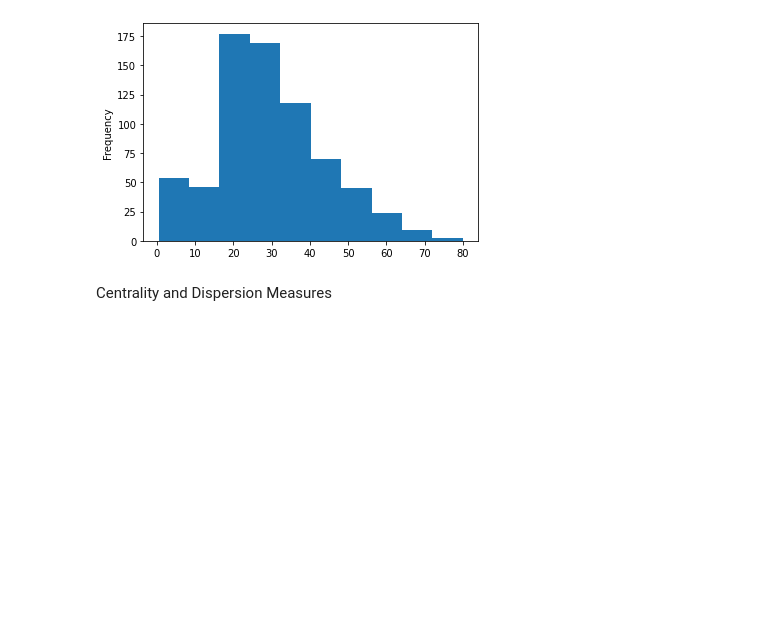
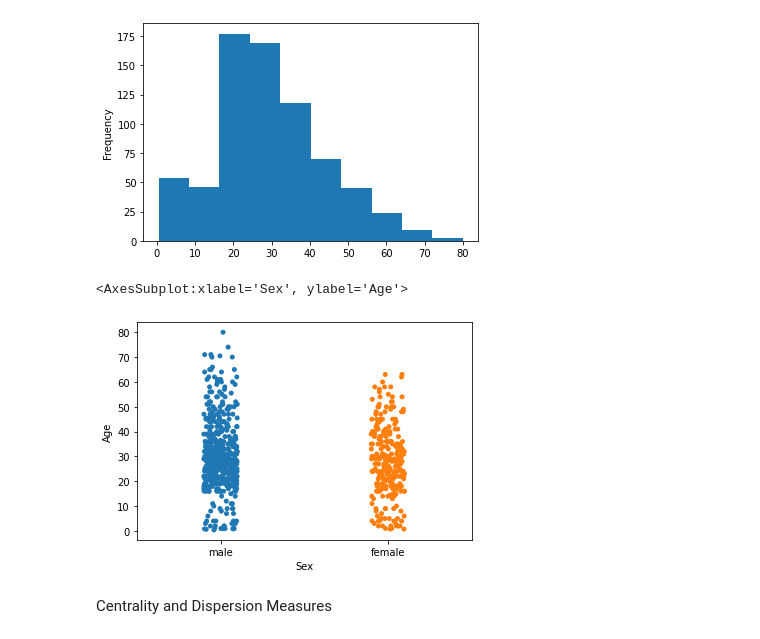
Before and after one commit to BartDePaepeHogent/dsai_voorbereiding, a Jupyter notebook: 2_analysis_1_var.ipynb, the cells around one changed output. Cells and saved outputs as stored; diff of their text form; code cells hidden in the pictures; blank space fills up the shorter version.

```diff
--- a/2_analysis_1_var.ipynb
+++ b/2_analysis_1_var.ipynb
@@ -110,6 +113,12 @@ data["Age"].plot(kind="hist")
 # %% [output]
 <AxesSubplot:ylabel='Frequency'>
 [figure]
+# %%
+# a strip plot is similar to a scatter plot. The difference lies in the type of variables. A strip plot plots one categorical variable against one continuous variable
+sns.stripplot(data = data, x = "Sex", y = "Age")
+# %% [output]
+<AxesSubplot:xlabel='Sex', ylabel='Age'>
+[figure, added]
 # %% [markdown]
 Centrality and Dispersion Measures
 # %%
```
Also changed, not shown: parts of 7 cells of this notebook.
